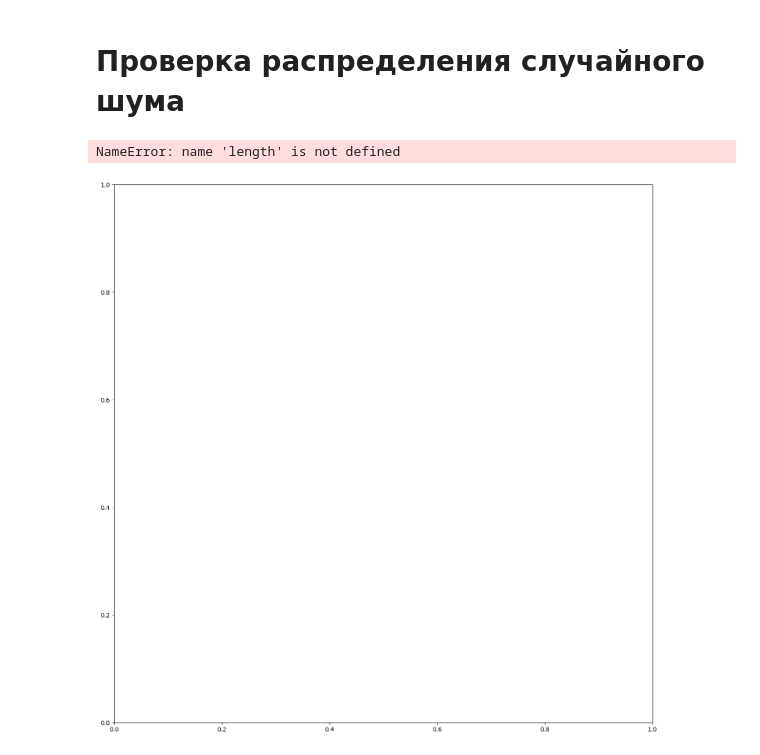
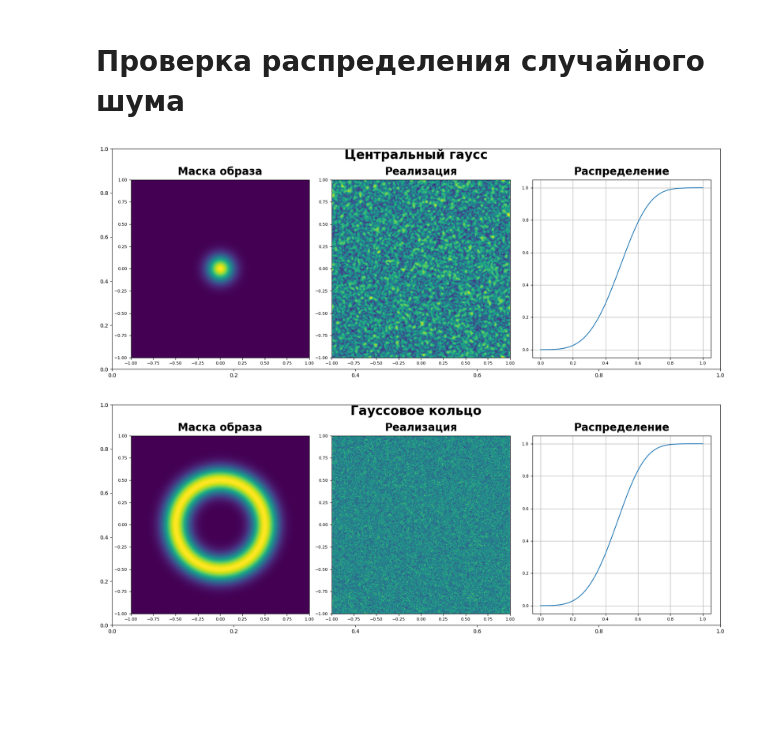
Before and after one commit to Belashov641618/DNN, a Jupyter notebook: kaggle/Distributions.ipynb, the cells around one changed output. Saved outputs shown, nothing was run; the diff lists cells and outputs as text; code cells hidden in the pictures; blank space fills up the shorter version.

Commit message:
Kaggle Notebook | Distributions | Version 7

```diff
--- a/kaggle/Distributions.ipynb
+++ b/kaggle/Distributions.ipynb
@@ -66,19 +58,0 @@ generator = gaussian(sigmas, counts, limits, generator=True)
-# %%
-with torch.no_grad():
-    data = generator.sample()
-
-    cols, rows = 5, 3
-    total = int(rows * cols)
-    indexes = numpy.linspace(0, N-1, total).astype(int)
-
-    plot = TiledPlot(16, 9)
-
-    kwargs = {'aspect':'auto', 'cmap':'viridis', 'extent':[0, length]*2}
-    for (col, row), index in zip(product(range(cols), range(rows)), indexes):
-        axes = plot.axes.add(col, row)
-        axes.imshow(data[index].cpu(), **kwargs)
-
-    plot.show()
-# %% [output]
-NameError: name 'length' is not defined
-[figure, removed]
@@ -84,0 +67,53 @@ NameError: name 'length' is not defined
+# %%
+def generate(mask:torch.Tensor):
+    random = torch.ones(mask.size(), dtype=mask.dtype, device=mask.device) * torch.exp(2j * torch.pi * torch.rand(mask.size(), dtype=mask.dtype, device=mask.device) - 1j*torch.pi)
+    result = torch.sqrt(torch.abs(torch.fft.fftshift(torch.fft.ifft2(mask * random))))
+    return (result - result.min()) / (result.max() - result.min())
+# %%
+def show(kernel:torch.Tensor, title:str=None, samples:int=100, N:int=256):
+    with torch.no_grad():
+        dist = torch.zeros((N), dtype=torch.float32, device=kernel.device)
+        for i in range(samples):
+            realization = generate(kernel)
+            dist += distribution(realization, N)
+        dist /= samples
+
+    kwargs = {'aspect':'auto', 'cmap':'viridis', 'extent':[-1, 1]*2}
+    plot = TiledPlot(16, 9)
+    if title is not None: plot.title(title)
+
+    axes = plot.axes.add(0,0)
+    axes.imshow(kernel.cpu(), **kwargs)
+    plot.description.column.top('Маска образа', 0)
+
+    axes = plot.axes.add(1,0)
+    axes.imshow(realization.cpu(), **kwargs)
+    plot.description.column.top('Реализация', 1)
+
+    axes = plot.axes.add(2,0)
+    axes.plot(numpy.linspace(0, 1, N), dist.cpu())
+    axes.grid(True)
+    plot.description.column.top('Распределение', 2)
+
+    plot.show()
+# %%
+N = 512
+samples = 100
+
+with torch.no_grad():
+    x_mesh, y_mesh = torch.meshgrid(torch.linspace(-1, +1, N, device=device), torch.linspace(-1, +1, N, device=device))
+    r_mesh = torch.sqrt(x_mesh**2 + y_mesh**2)
+    phi_mesh = torch.atan2(y_mesh, x_mesh)
+# %%
+sigma = 0.1
+kernel = torch.exp(-0.5*(r_mesh/sigma)**2) / (sigma * math.sqrt(2*math.pi))
+show(kernel, samples=samples, title='Центральный гаусс')
+# %% [output]
+[figure, added]
+# %%
+sigma = 0.1
+r0 = 0.5
+kernel = torch.exp(-0.5*(torch.abs(r_mesh - r0)/sigma)**2) / (sigma * math.sqrt(2*math.pi))
+show(kernel, samples=samples, title='Гауссовое кольцо')
+# %% [output]
+[figure, added]
```
Also changed, not shown: parts of 7 cells of this notebook.
